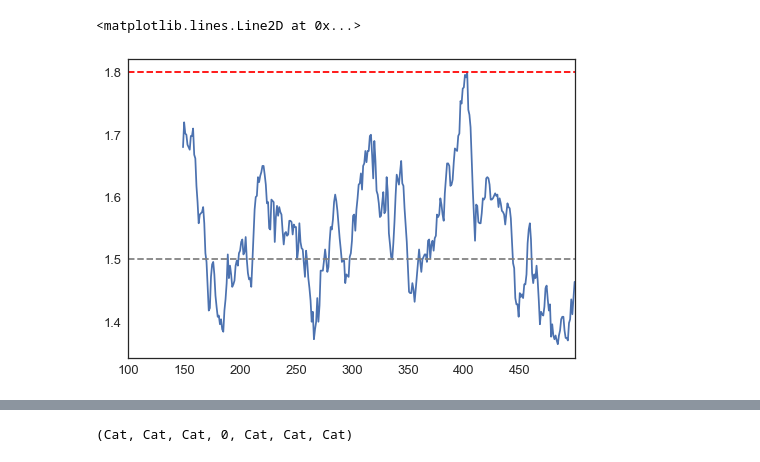
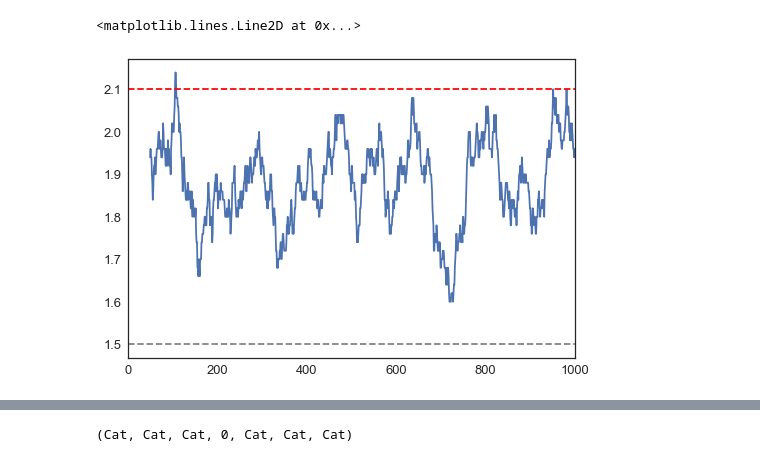
Before and after one commit to fredcallaway/gymrats, a Jupyter notebook: mouselab.ipynb, the cells around one changed output, grey strips where cells are left out. Saved outputs shown, nothing was run; the diff lists cells and outputs as text; code cells hidden in the pictures.

Commit message:
working on bayesian Q

```diff
--- a/mouselab.ipynb
+++ b/mouselab.ipynb
@@ -17,21 +17,23 @@ from agents import *
 from envs import *
 from meta import *
 from policies import *
+from value_functions import BayesianRegressionV
 
 d = Discrete((0, 1))
 n = Normal(0, 1)
-env = MouselabEnv(2, 2, reward=d, cost=-.1)
-
+env = MouselabEnv(2, 2, reward=d, cost=0)
+# V = BayesianRegressionV()
 agent = Agent()
-policy = AdvantageActorCritic(actor_lambda=1, critic_lambda=1)
+policy = AdvantageActorCritic(actor_lr=.001, critic_lr=.005, actor_lambda=0.5, critic_lambda=1)
 agent.register(env)
 agent.register(policy)
-trace = agent.run_many(500)
+# agent.register(V)
+trace = pd.DataFrame(agent.run_many(1000))
 # %%
 df = pd.DataFrame(trace)
-df['return'].iloc[100:].rolling(50).mean().plot()
-plt.axhline(1.8, c='r', ls='--')
+df['return'].rolling(50).mean().plot()
+plt.axhline(2.1, c='r', ls='--')
 plt.axhline(1.5, c='gray', ls='--')
 # %% [output]
 <matplotlib.lines.Line2D at 0x...>
-[figure, old version]
+[figure, new version]
```
Also changed, not shown: parts of 13 cells of this notebook, 6 other files.
